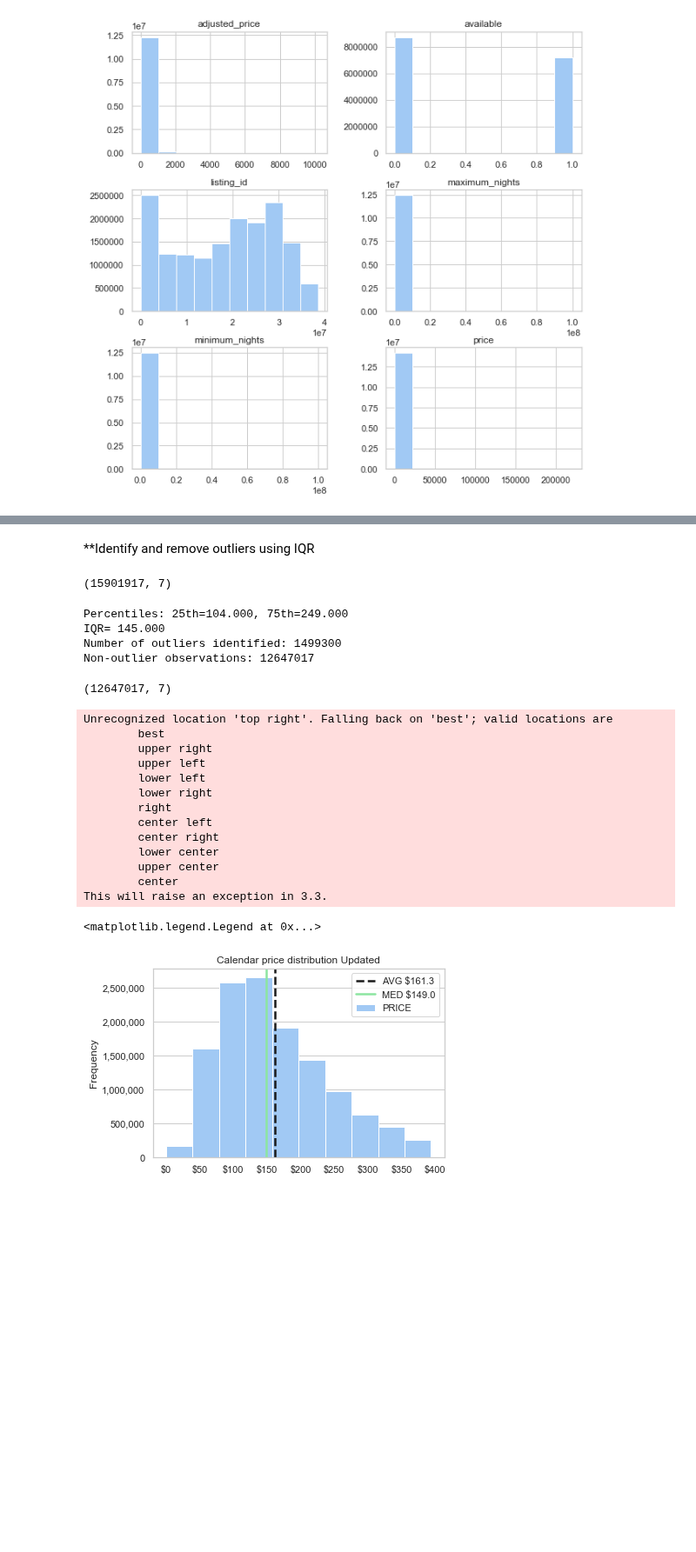
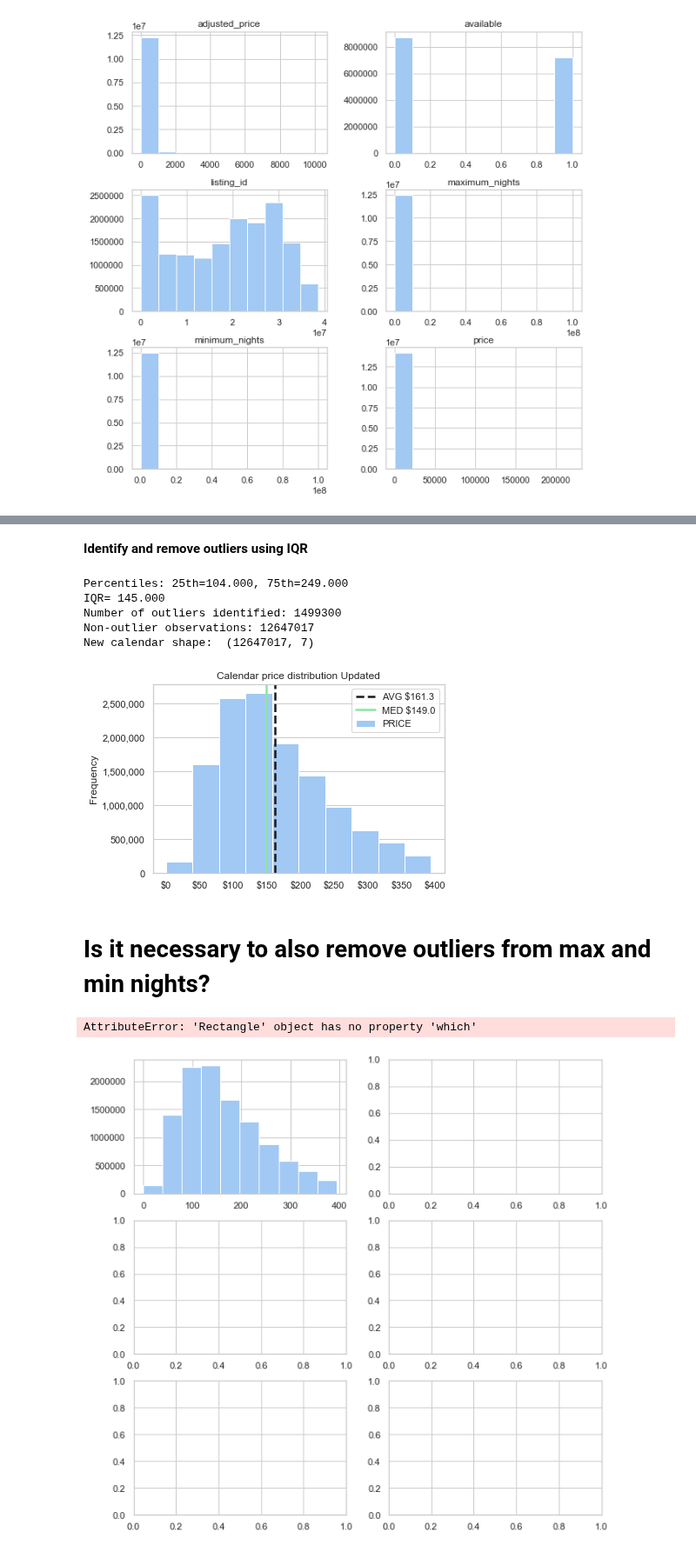
Before and after one commit to KishenSharma6/Airbnb-SF, a Jupyter notebook: Airbnb Calendar Data Cleaning.ipynb, the cells around one changed output, grey strips where cells are left out. Shown at 87% size. Drawn from its saved outputs; the diff is of its cells as text; code cells hidden in the pictures; blank space fills up the shorter version.

Commit message:
Minor changes to print statement

```diff
--- a/Airbnb Calendar Data Cleaning.ipynb
+++ b/Airbnb Calendar Data Cleaning.ipynb
@@ -125,6 +150,0 @@ calendar.hist(figsize=(10,10));
-# %%
-#Remove any duplicate rows
-calendar.drop_duplicates(inplace=True)
-
-#Updated calendar shape
-print('Updated calendar shape:', calendar.shape)
@@ -150,10 +153,5 @@ ax.grid(b = False, which ='major', axis = 'x')
 # %% [markdown]
-**Identify and remove outliers using IQR
+**Identify and remove outliers using IQR**
-# %%
-#Original Calendar Shape
-print(calendar.shape)
-# %% [output]
-(15901917, 7)
 # %%
 #Calculate IQR of price
 q25 = calendar['price'].quantile(0.25)
@@ -177,13 +175,13 @@ print('Non-outlier observations: {}'.format(len(outliers_removed)))
 
 #Update df
 calendar = calendar[calendar.price.isin(outliers_removed)]
-calendar.shape
+print('New calendar shape: ', calendar.shape)
 # %% [output]
 Percentiles: 25th=104.000, 75th=249.000
 IQR= 145.000
 Number of outliers identified: 1499300
 Non-outlier observations: 12647017
+New calendar shape:  (12647017, 7)
-(12647017, 7)
 # %%
 #Plot updated prices from calendar data
 calendar.price.plot(kind = 'hist',  title = 'Calendar price distribution Updated', label = 'PRICE',
@@ -210,21 +208,15 @@ ax.get_yaxis().set_major_formatter(plt.FuncFormatter(lambda x, loc: "{:,}".forma
 ax.grid(b = False, which ='major', axis = 'x')
 
 #Show legend
-plt.legend(frameon = True, loc='upper right')
+plt.legend(frameon = True, loc='upper right');
 # %% [output]
-Unrecognized location 'top right'. Falling back on 'best'; valid locations are
-        best
-        upper right
-        upper left
-        lower left
-        lower right
-        right
-        center left
-        center right
-        lower center
-        upper center
-        center
-This will raise an exception in 3.3.
-<matplotlib.legend.Legend at 0x...>
 [figure]
+# %% [markdown]
+# Is it necessary to also remove outliers from max and min nights?
+# %%
+#Display distributions of calendar data
+calendar.hist(figsize=(10,10));
+# %% [output]
+AttributeError: 'Rectangle' object has no property 'which'
+[figure, added]
 # %%
```
Also changed, not shown: parts of 22 cells of this notebook, 1 other file.
